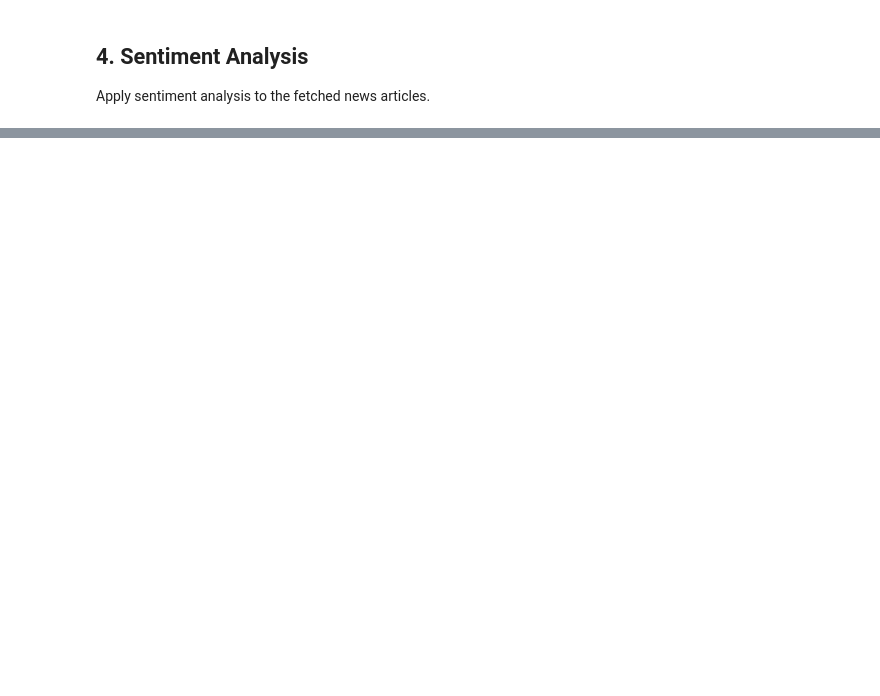
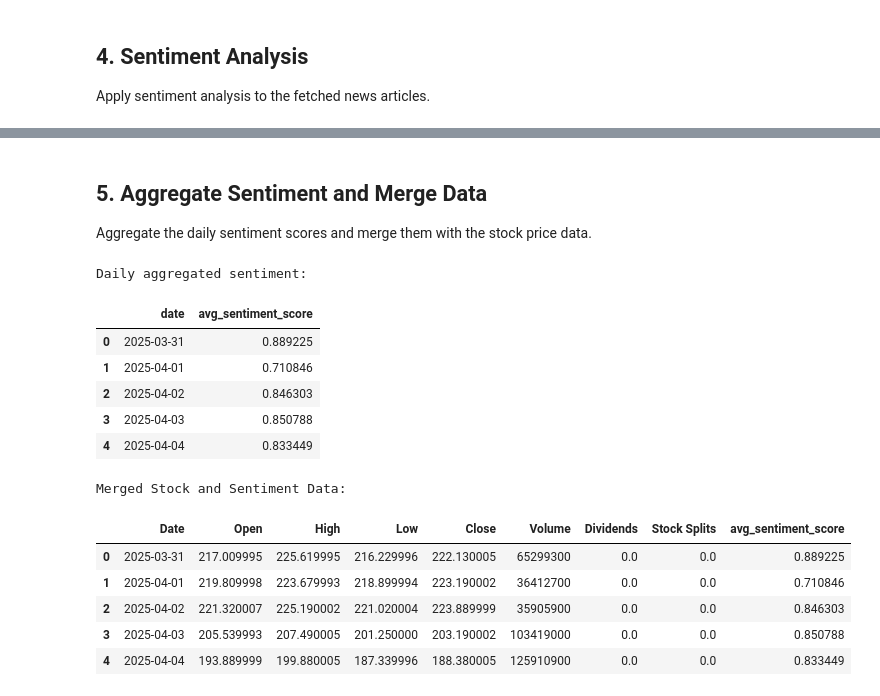
Before and after one commit to shawnisikli/stock_sentiment_analysisv1, a Jupyter notebook: notebooks/financial_sentiment_analysis.ipynb, the cells around one changed output, grey strips where cells are left out. Cells and saved outputs as stored; diff of their text form; code cells hidden in the pictures; blank space fills up the shorter version.

```diff
--- a/notebooks/financial_sentiment_analysis.ipynb
+++ b/notebooks/financial_sentiment_analysis.ipynb
@@ -126,0 +149,47 @@ Skipping sentiment analysis as no news articles were successfully fetched or the
+# %% [markdown]
+## 5. Aggregate Sentiment and Merge Data
+
+Aggregate the daily sentiment scores and merge them with the stock price data.
+# %%
+# Ensure 'date' column in news_df is datetime type if it exists
+if 'news_df' in locals() and not news_df.empty and 'date' in news_df.columns:
+    news_df['date'] = pd.to_datetime(news_df['date'])
+    # Aggregate sentiment: Calculate the mean sentiment score per day
+    # Filter out rows where sentiment_score might be None or NaN before aggregation
+    valid_sentiment_df = news_df.dropna(subset=['sentiment_score'])
+    daily_sentiment = valid_sentiment_df.groupby('date')['sentiment_score'].mean().reset_index()
+    daily_sentiment.rename(columns={'sentiment_score': 'avg_sentiment_score'}, inplace=True)
+    print("Daily aggregated sentiment:")
+    display(daily_sentiment.head())
+
+    # Ensure 'Date' column in stock_df is datetime type
+    if 'stock_df' in locals() and stock_df is not None:
+        stock_df['Date'] = pd.to_datetime(stock_df['Date'])
+        # Merge stock data with aggregated sentiment data
+        merged_df = pd.merge(stock_df, daily_sentiment, left_on='Date', right_on='date', how='left')
+        # Drop the redundant 'date' column from the sentiment df
+        if 'date' in merged_df.columns:
+             merged_df.drop(columns=['date'], inplace=True)
+        print("\nMerged Stock and Sentiment Data:")
+        display(merged_df.head())
+    else:
+        print("Stock data (stock_df) not available for merging.")
+        merged_df = None # Set merged_df to None if stock data is missing
+else:
+    print("News data with sentiment (news_df) not available or empty. Cannot aggregate or merge.")
+    merged_df = None # Set merged_df to None if news data is missing
+# %% [output]
+Daily aggregated sentiment:
+|  | date | avg_sentiment_score |
+| 0 | 2025-03-31 | 0.889225 |
+| 1 | 2025-04-01 | 0.710846 |
+| 2 | 2025-04-02 | 0.846303 |
+| 3 | 2025-04-03 | 0.850788 |
+| 4 | 2025-04-04 | 0.833449 |
+Merged Stock and Sentiment Data:
+|  | Date | Open | High | Low | Close | Volume | Dividends | Stock Splits | avg_sentiment_score |
+| 0 | 2025-03-31 | 217.009995 | 225.619995 | 216.229996 | 222.130005 | 65299300 | 0.0 | 0.0 | 0.889225 |
+| 1 | 2025-04-01 | 219.809998 | 223.679993 | 218.899994 | 223.190002 | 36412700 | 0.0 | 0.0 | 0.710846 |
+| 2 | 2025-04-02 | 221.320007 | 225.190002 | 221.020004 | 223.889999 | 35905900 | 0.0 | 0.0 | 0.846303 |
+| 3 | 2025-04-03 | 205.539993 | 207.490005 | 201.250000 | 203.190002 | 103419000 | 0.0 | 0.0 | 0.850788 |
+| 4 | 2025-04-04 | 193.889999 | 199.880005 | 187.339996 | 188.380005 | 125910900 | 0.0 | 0.0 | 0.833449 |
```
Also changed, not shown: parts of 6 cells of this notebook, 3 other files.
